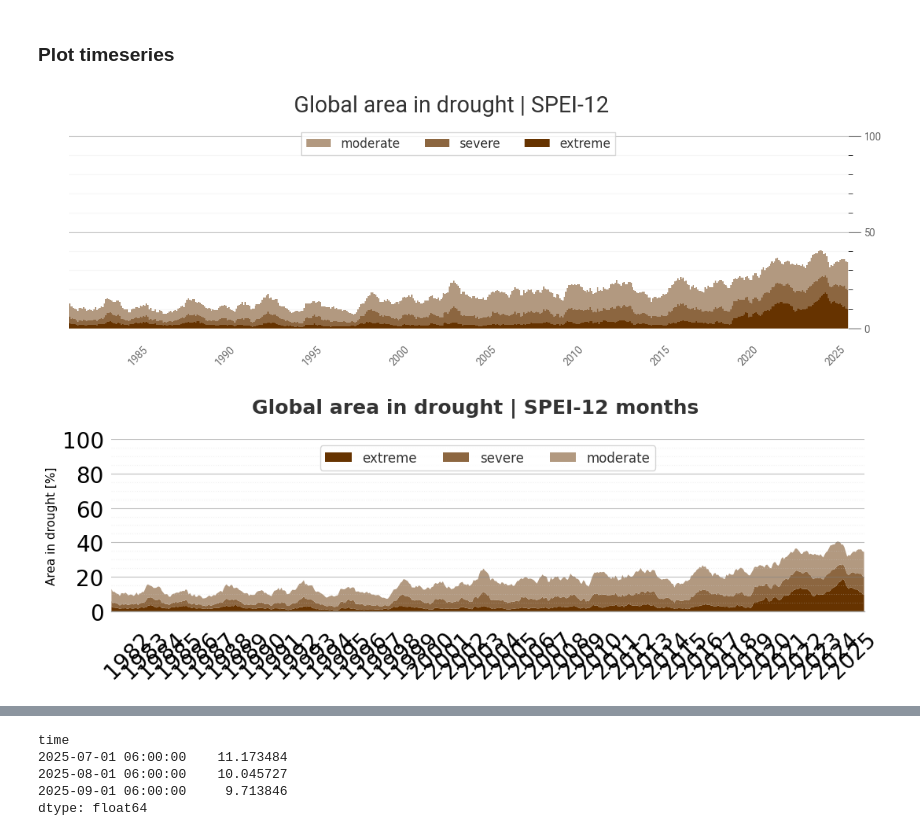
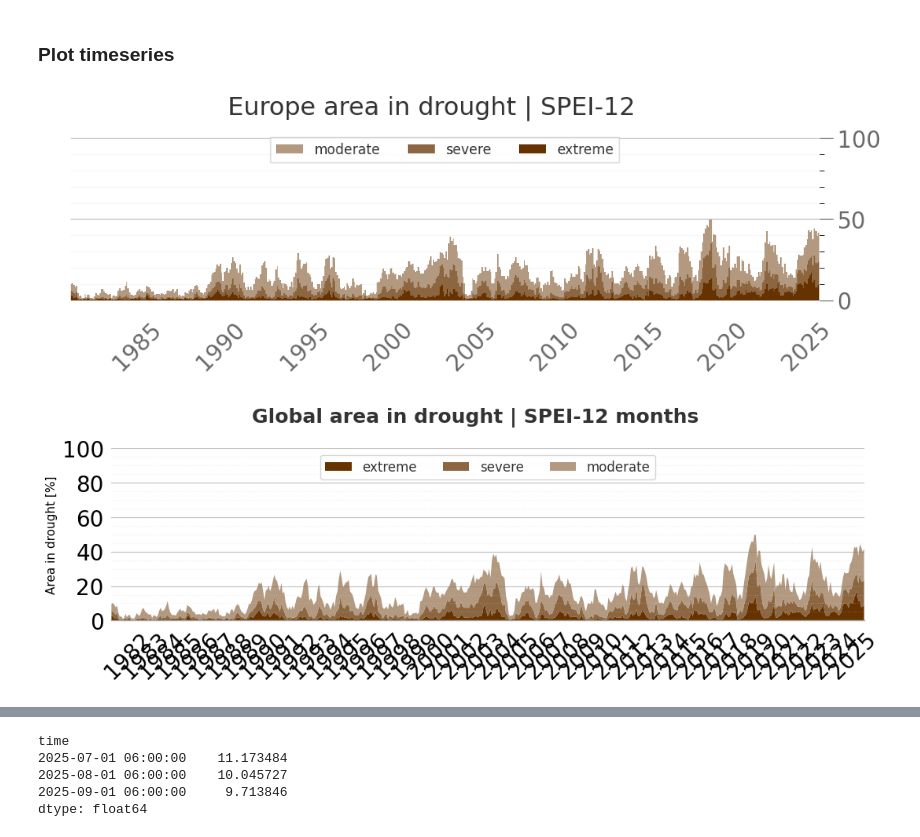
Before and after one commit to jkeune/drought-on-demand, a Jupyter notebook: area_in_drought.ipynb, the cells around one changed output, grey strips where cells are left out. Cells and saved outputs as stored; diff of their text form; code cells hidden in the pictures.

```diff
--- a/area_in_drought.ipynb
+++ b/area_in_drought.ipynb
@@ -55,6 +55,8 @@ indicator = "SPEI"
 window    = 12
 yyyy      = 2025
 mm        = "09"
+region = "Europe"
+
 dataset   = "era5t"
 stream    = "moda"
 distribut = "genlogistic"
@@ -97,6 +99,17 @@ regionmask.defined_regions.natural_earth_v5_0_0.countries_110.plot()
 mask = regionmask.defined_regions.natural_earth_v5_0_0.countries_110.mask(lmask.lon, lmask.lat)
 mask = xr.where(mask >= 1, 1, np.nan)
 mask = xr.where( (bmask['barren_mask'][0,:,:] == 1) , np.nan, mask)
+
+if region == "Global":
+    mask = mask
+
+if region == "Europe":
+    mask = xr.where(mask.lon < -25, np.nan, mask) # lon1
+    mask = xr.where(mask.lon > 40, np.nan, mask)  # lon2
+    mask = xr.where(mask.lat < 34, np.nan, mask) # lat1
+    mask = xr.where(mask.lat > 72, np.nan, mask)  # lat2
+    # ESTOC region: -sellonlatbox,-25,40,34,72 # lon1, lon2, lat1, lat2
+
 mask.plot()
 # %% [output]
 <cartopy.mpl.geocollection.GeoQuadMesh at 0x...>
@@ -150,6 +163,6 @@ masked_drought_index.isel(time=-1)[f'{indicator}{window}'].plot()
 
 area_2d = calculate_gridarea(masked_drought_index.lat, res=abs(masked_drought_index.lat[1]-masked_drought_index.lat[0]), nlon=len(masked_drought_index.lon))*lmask[0,:,:]
 area_2d = xr.DataArray(area_2d, coords={'lat': masked_drought_index.lat,'lon': masked_drought_index.lon}, dims=["lat", "lon"])
-area_2d_adj = area_2d * lmask_frac
+area_2d_adj = area_2d * lmask_frac * mask
 area_2d_adj = area_2d_adj.where( area_2d_adj.values != 0 ) # set 0s to nan
 # %% [output]
@@ -195,7 +208,7 @@ mylevels     = [-10000,-1000,-2,-1.5,-1,1,1.5,2,1000]
 mycollisthex = ['#bebebe','#663300','#8c6640','#b29980','#ffffff','#99b280','#668c40','#336600']
 # %%
 fig, ax1 = plt.subplots(1,1, figsize=(12,4))
-fig.suptitle(f"Global area in drought | {indicator}-{window}", fontsize=22)
+fig.suptitle(f"{region} area in drought | {indicator}-{window}", fontsize=22)
 fig.tight_layout(pad=3.75)
 fig.subplots_adjust(top=0.875)
 font = {'family' : 'sans-serif',
@@ -221,35 +234,35 @@ ax1.set_ylabel("Area in drought [%]", size=18)
 ax1.legend(ncol=3, loc='upper center', fancybox=False, shadow=False, reverse=True, fontsize=12)
 ax1.margins(x=0)
 ax1.spines['top'].set_visible(False)
 ax1.spines['right'].set_visible(False)
 ax1.spines['left'].set_visible(False)
 ax1.tick_params(axis='y', colors='dimgray')
 ax1.tick_params(axis='x', colors='dimgray')
 ax1.xaxis.label.set_color('None')
 ax1.yaxis.label.set_color('None')
 ax1.minorticks_on()
 ax1.xaxis.set_minor_locator(AutoMinorLocator(10))
 major_ticks = np.arange(0, 150, 50)
 minor_ticks = np.arange(0, 150, 10)
 ax1.set_yticks(major_ticks)
 ax1.set_yticks(minor_ticks, minor=True)
 ax1.yaxis.tick_right()
 ax1.tick_params(which='minor', length=4)
 ax1.tick_params(which='major', length=12)
 ax1.set_axisbelow(True)
 ax1.yaxis.grid(which='major', alpha=0.5, color='gray', linestyle='solid', zorder=3) #dashed
 ax1.yaxis.grid(which='minor', alpha=0.2, color='lightgray', linestyle='solid', zorder=3) #dashed
 ax1.set_ylim([0,105])
 for tick in ax1.get_xticklabels():
     tick.set_rotation(45)
 
-plt.savefig(f"figures/Global_{indicator}{window}_AID_timeseries_monthly.png", dpi=300, format=None, metadata=None,
+plt.savefig(f"figures/{region}_{indicator}{window}_AID_timeseries_monthly.png", dpi=300, format=None, metadata=None,
             bbox_inches=None, pad_inches=0.1,
             facecolor='auto', edgecolor='auto',
             backend=None)
 plt.show()
 # %% [output]
-[figure, old version]
+[figure, new version]
 # %%
 import matplotlib.pyplot as plt
 import pandas as pd
@@ -311,7 +324,7 @@ def plot_area_in_drought(aid, window, indicator, region="Global"):
 #plot_area_in_drought(aid, indicator, window, 'Global', mycollisthex)
 plot_area_in_drought(aid, window, indicator, region="Global")
 # %% [output]
-[figure, old version]
+[figure, new version]
 # %%
 import matplotlib.pyplot as plt
 import pandas as pd
```
Also changed, not shown: parts of 4 cells of this notebook.
